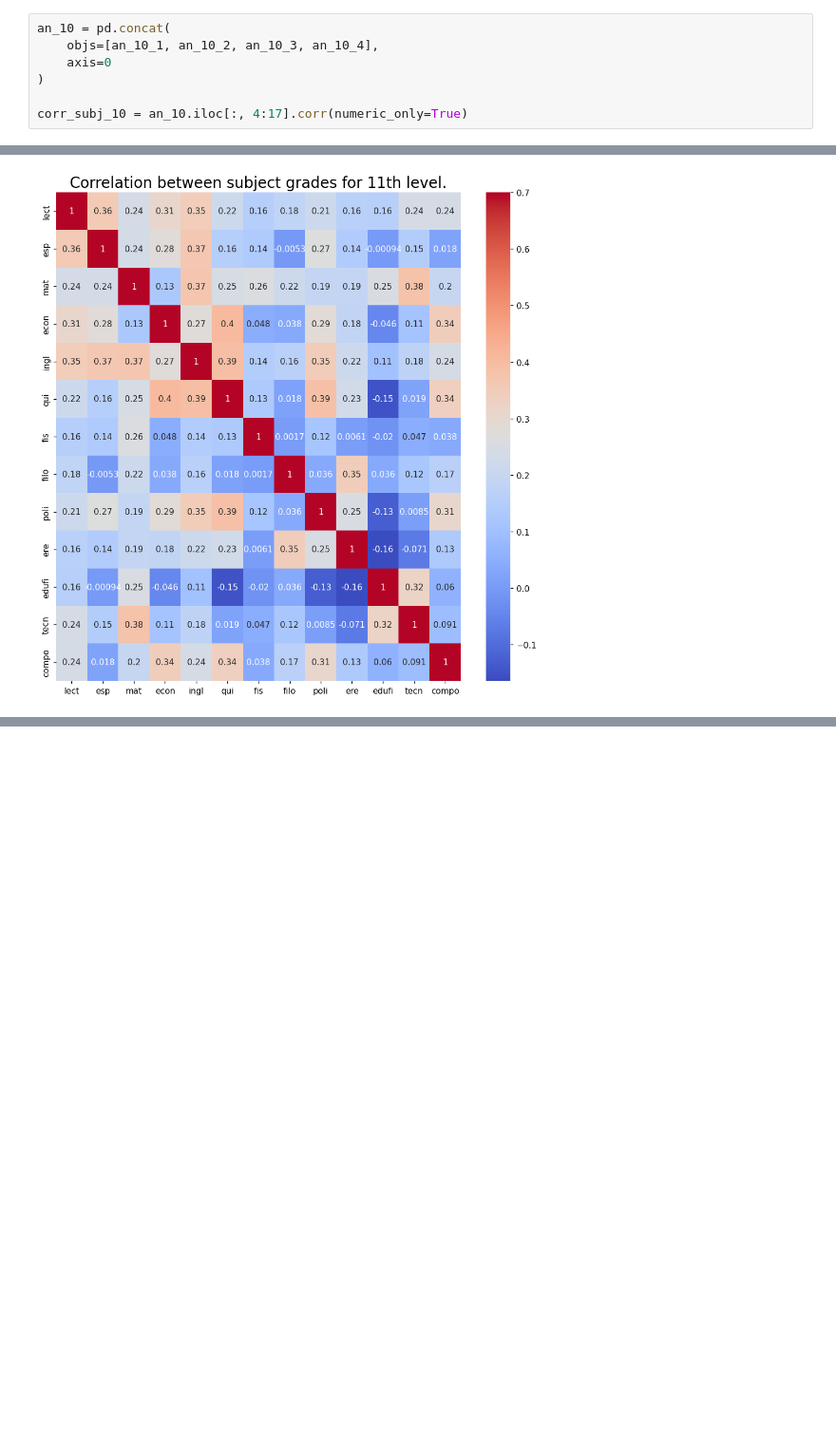
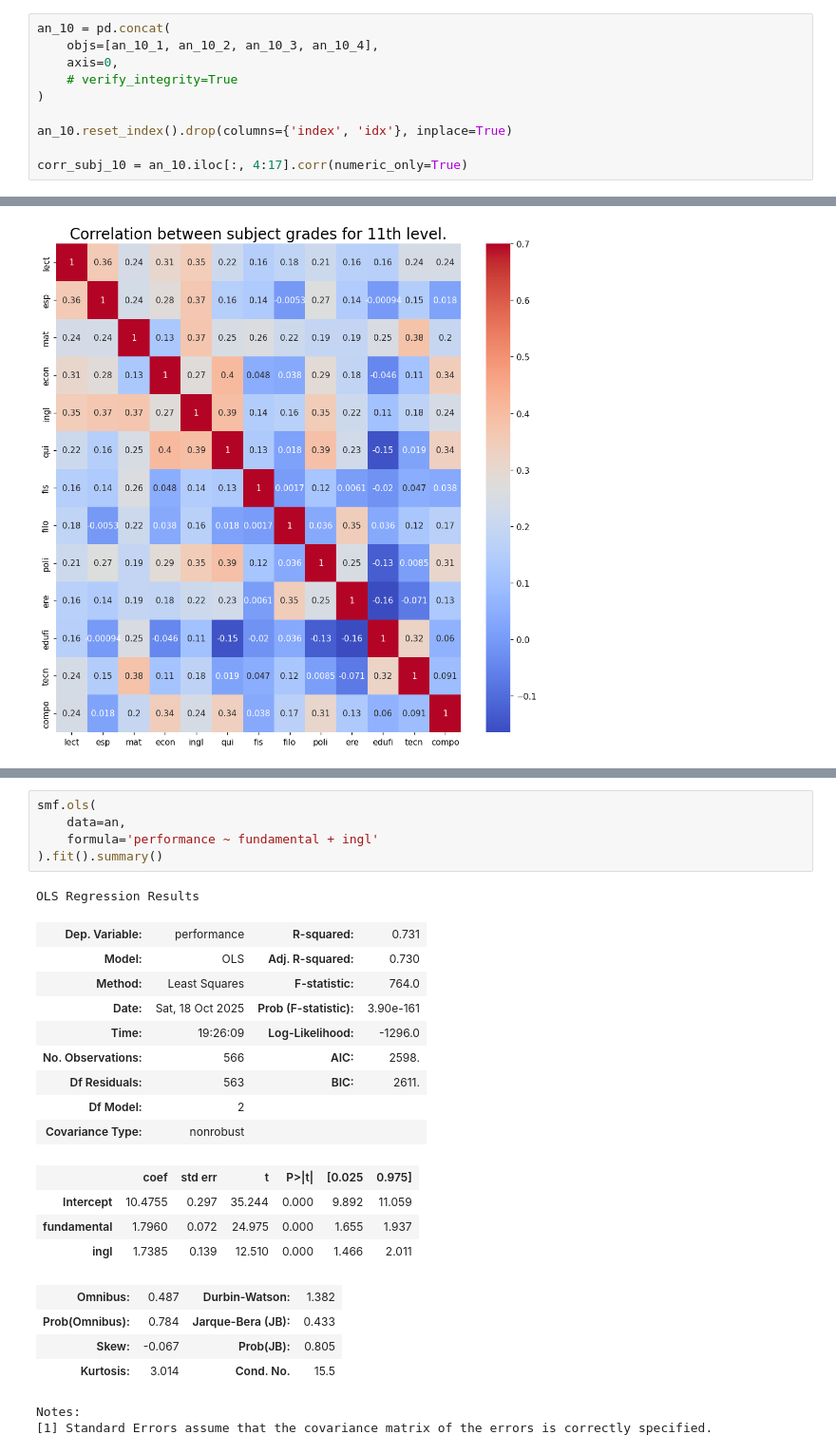
Before and after one commit to marlon-cooh/mlops, a Jupyter notebook: eda.ipynb, the cells around one changed output, grey strips where cells are left out. Shown at 95% size. Drawn from its saved outputs; the diff is of its cells as text; blank space fills up the shorter version.

```diff
--- a/eda.ipynb
+++ b/eda.ipynb
@@ -396,7 +398,10 @@ Notes:
 # %%
 an_10 = pd.concat(
     objs=[an_10_1, an_10_2, an_10_3, an_10_4],
-    axis=0
+    axis=0,
+    # verify_integrity=True
 )
 
+an_10.reset_index().drop(columns={'index', 'idx'}, inplace=True)
+
 corr_subj_10 = an_10.iloc[:, 4:17].corr(numeric_only=True)
@@ -444,0 +474,26 @@ plt.show()
+# %%
+smf.ols(
+    data=an,
+    formula='performance ~ fundamental + ingl'
+).fit().summary()
+# %% [output]
+OLS Regression Results
+| Dep. Variable: | performance | R-squared: | 0.731 |
+| Model: | OLS | Adj. R-squared: | 0.730 |
+| Method: | Least Squares | F-statistic: | 764.0 |
+| Date: | Sat, 18 Oct 2025 | Prob (F-statistic): | 3.90e-161 |
+| Time: | 19:26:09 | Log-Likelihood: | -1296.0 |
+| No. Observations: | 566 | AIC: | 2598. |
+| Df Residuals: | 563 | BIC: | 2611. |
+| Df Model: | 2 |  |  |
+| Covariance Type: | nonrobust |  |  |
+|  | coef | std err | t | P>|t| | [0.025 | 0.975] |
+| Intercept | 10.4755 | 0.297 | 35.244 | 0.000 | 9.892 | 11.059 |
+| fundamental | 1.7960 | 0.072 | 24.975 | 0.000 | 1.655 | 1.937 |
+| ingl | 1.7385 | 0.139 | 12.510 | 0.000 | 1.466 | 2.011 |
+| Omnibus: | 0.487 | Durbin-Watson: | 1.382 |
+| Prob(Omnibus): | 0.784 | Jarque-Bera (JB): | 0.433 |
+| Skew: | -0.067 | Prob(JB): | 0.805 |
+| Kurtosis: | 3.014 | Cond. No. | 15.5 |
+Notes:
+[1] Standard Errors assume that the covariance matrix of the errors is correctly specified.
```
Also changed, not shown: parts of 9 cells of this notebook, 4 other files.
